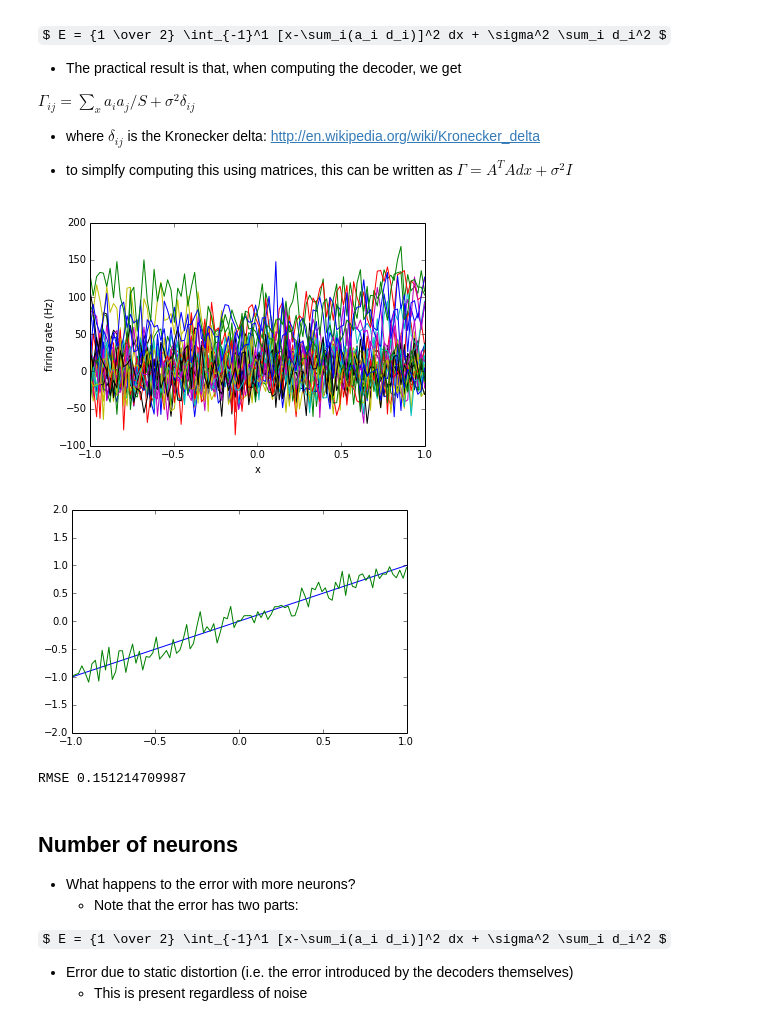
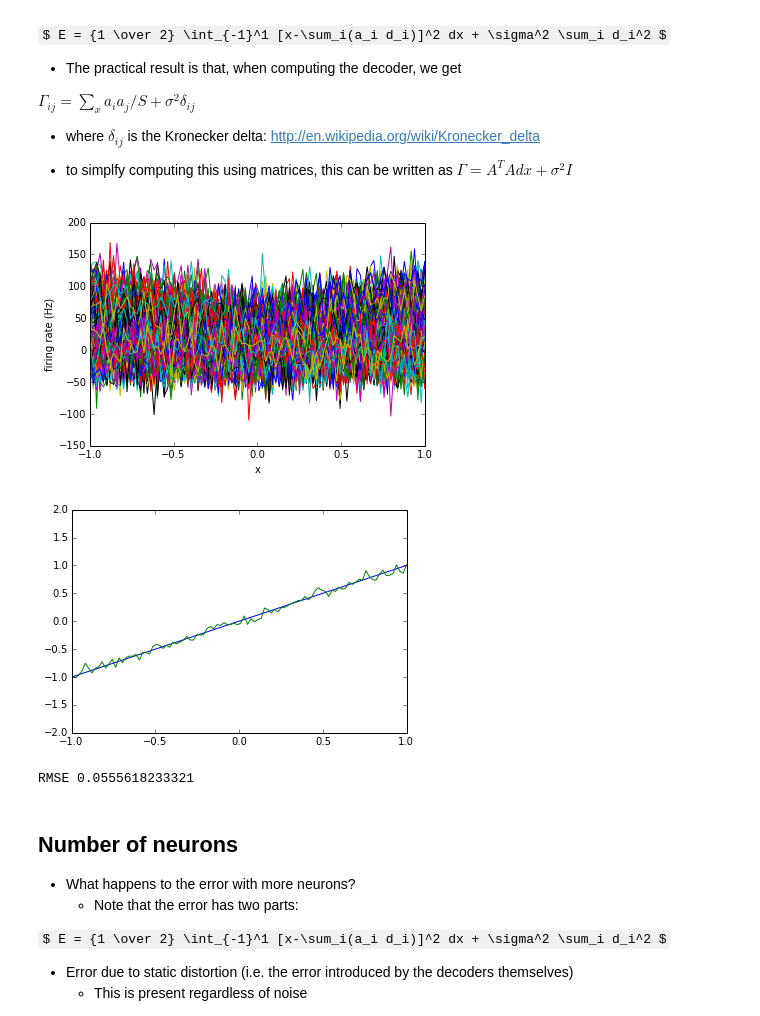
Before and after one commit to tcstewar/syde556, a Jupyter notebook: SYDE 556 Lecture 2 Representation.ipynb, the cells around one changed output. Cells and saved outputs as stored; diff of their text form; code cells hidden in the pictures; some formulas as TeX source.

```diff
--- a/SYDE 556 Lecture 2 Representation.ipynb
+++ b/SYDE 556 Lecture 2 Representation.ipynb
@@ -483,38 +483,38 @@ $ \Gamma_{ij} = \sum_x a_i a_j / S + \sigma^2 \delta_{ij}$
 import numpy
 import syde556
 
-N = 30
+N = 300
 x = numpy.linspace(-1, 1, 100)
 encoders = numpy.random.choice([-1, 1], N)
 alpha = numpy.random.uniform(0.5,2, N)
 bias = numpy.random.uniform(-2, 2, N)
 
 A = syde556.activity(x, encoders, alpha, bias)
 
 d = syde556.decoders(A, x, noise=0.2, dx=2.0/len(x))
 
 A_noisy = syde556.add_noise(A, 0.2)
 
 xhat = numpy.dot(A_noisy, d)
 
 figure()
 plot(x, A_noisy)
 xlabel('x')
 ylabel('firing rate (Hz)')
 
 figure()
 plot(x, x)
 plot(x, xhat)
 ylim(-2, 2)
 xlim(-1, 1)
 
 show()
 
 print 'RMSE', np.sqrt(np.average((x-xhat)**2))
 # %% [output]
-[figure, old version]
+[figure, new version]
-[figure, old version]
+[figure, new version]
-RMSE 0.151214709987
+RMSE 0.0555618233321
 # %% [markdown]
 ## Number of neurons
 
```
Also changed, not shown: parts of 1 cell of this notebook, 1 other file.
